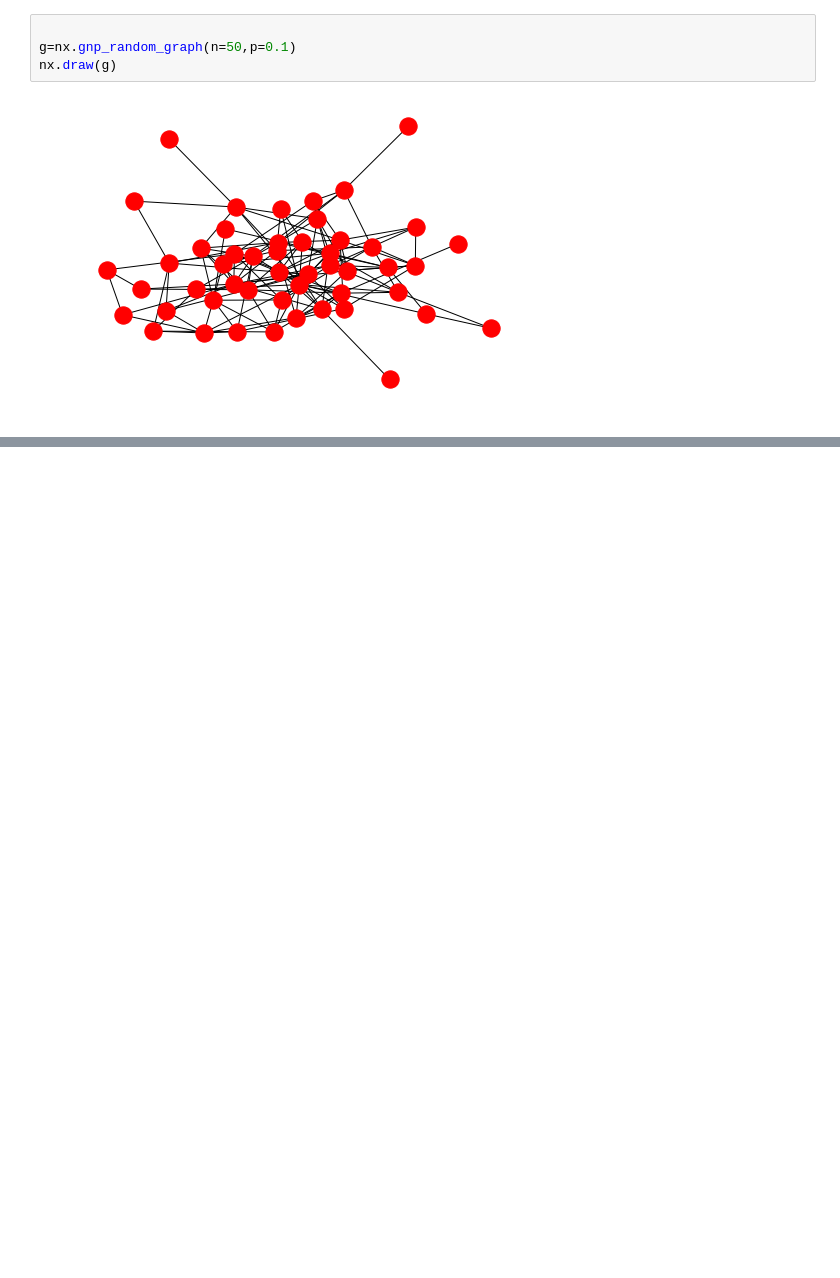
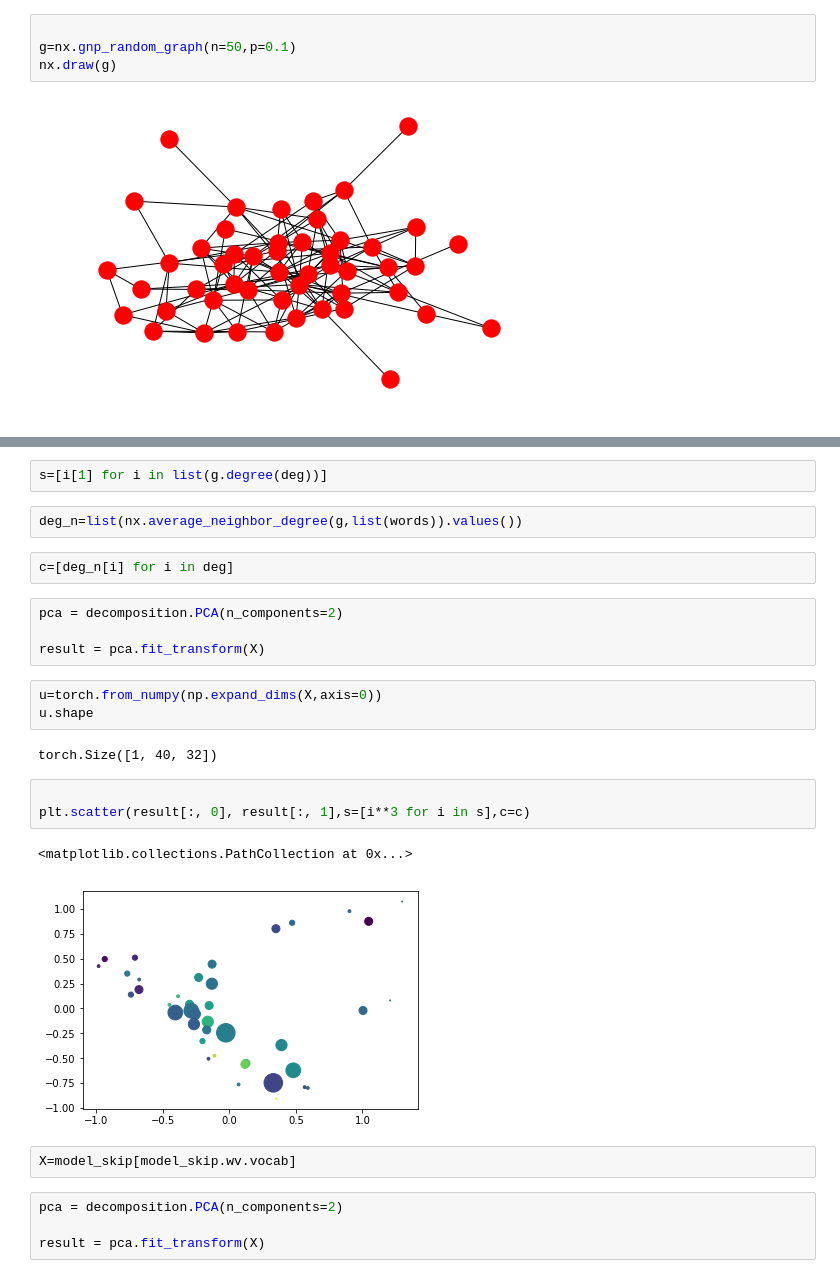
Before and after one commit to louisv123/COLGE, a Jupyter notebook: test.ipynb, the cells around one changed output, grey strips where cells are left out. Cells and saved outputs as stored; diff of their text form; blank space fills up the shorter version.

```diff
--- a/test.ipynb
+++ b/test.ipynb
@@ -389,0 +645,27 @@ nx.draw(g)
+# %%
+s=[i[1] for i in list(g.degree(deg))]
+# %%
+deg_n=list(nx.average_neighbor_degree(g,list(words)).values())
+# %%
+c=[deg_n[i] for i in deg]
+# %%
+pca = decomposition.PCA(n_components=2)
+
+result = pca.fit_transform(X)
+# %%
+u=torch.from_numpy(np.expand_dims(X,axis=0))
+u.shape
+# %% [output]
+torch.Size([1, 40, 32])
+# %%
+
+plt.scatter(result[:, 0], result[:, 1],s=[i**3 for i in s],c=c)
+# %% [output]
+<matplotlib.collections.PathCollection at 0x...>
+[figure, added]
+# %%
+X=model_skip[model_skip.wv.vocab]
+# %%
+pca = decomposition.PCA(n_components=2)
+
+result = pca.fit_transform(X)
```
Also changed, not shown: parts of 46 cells of this notebook, 5 other files.
